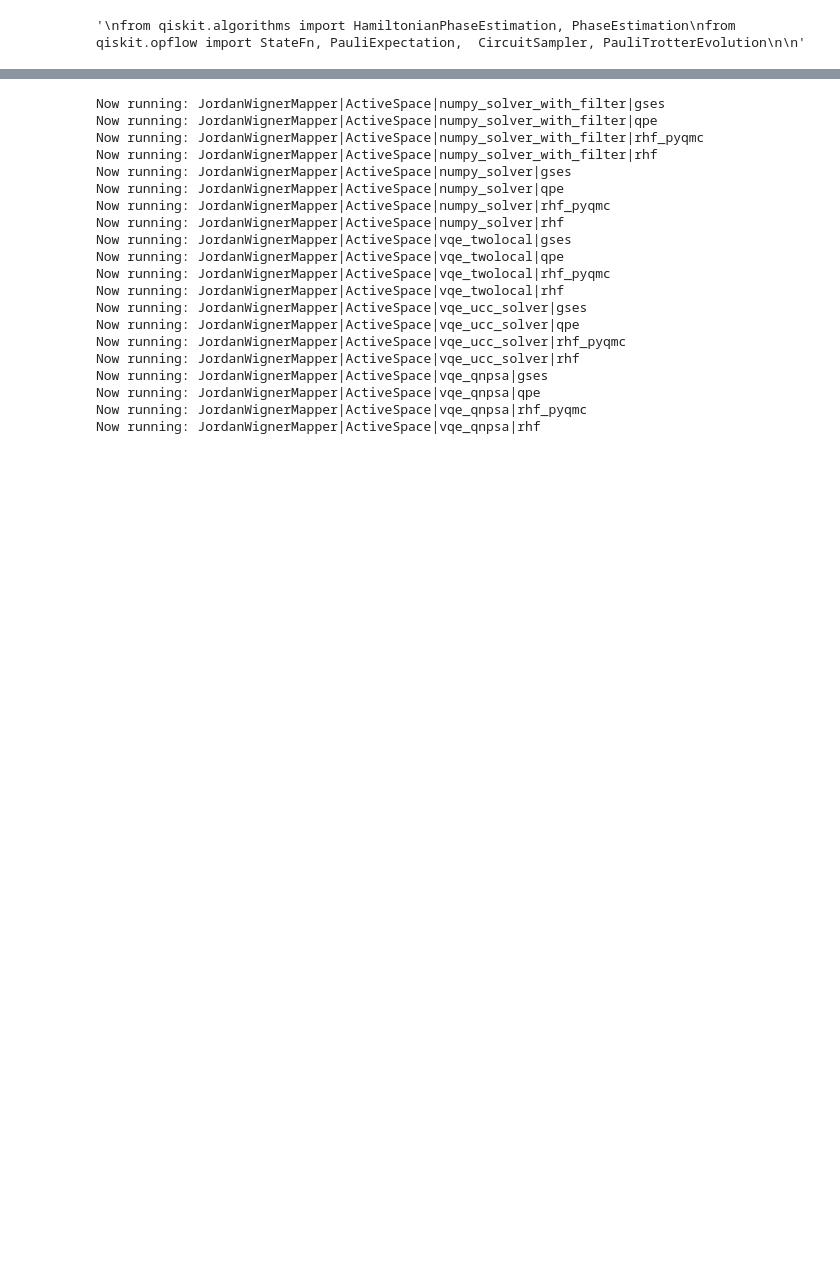
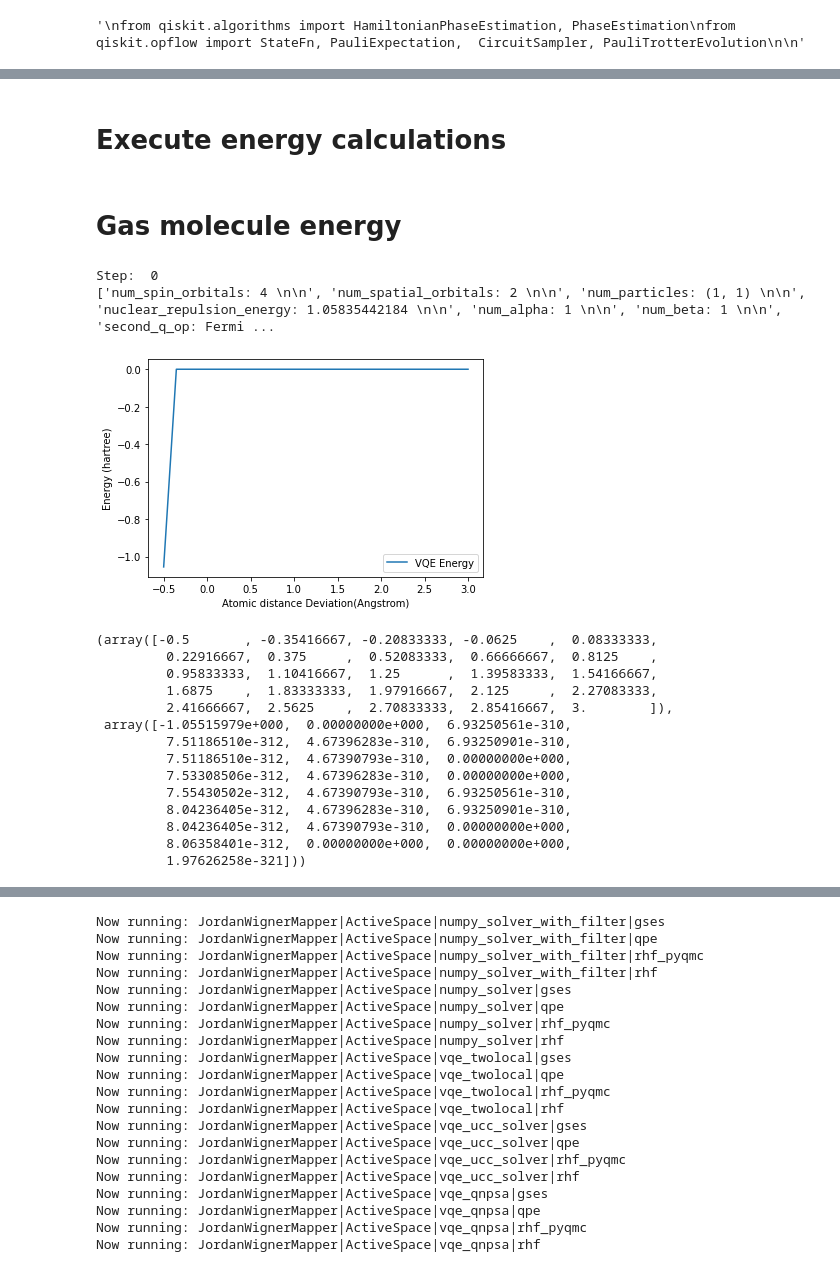
Before and after one commit to buttercutter/quantum-climate-challenge-2023, a Jupyter notebook: notebooks/deloitte_2023_quantux.ipynb, the cells around one changed output, grey strips where cells are left out. Saved outputs shown, nothing was run; the diff lists cells and outputs as text; code cells hidden in the pictures; blank space fills up the shorter version.

```diff
--- a/notebooks/deloitte_2023_quantux.ipynb
+++ b/notebooks/deloitte_2023_quantux.ipynb
@@ -228,9 +218,12 @@ def get_construct_problem(molecule, reduced = 'ActiveSpace', basis = 'sto3g', ma
 # %%
 # return fermionic_hamiltonian, num_particles, num_spin_orbitals, qubit_op, qubit_converter, ground_state
 
+def get_molecule_bopes(moleculeinfo, hyperparam, reduced = 'ActiveSpace', basis = 'sto3g',
+                       mapper_type = 'JordanWignerMapper', solver_type = 'numpy_solver', method = 'gses',
+                       perturbation_steps = np.linspace(-3, 3, 250), display_report = False):
 
-def get_bopes(moleculeinfo, qubit_converter, hyperparam, mapper_type, solver_type, perturbation_steps = np.linspace(-3, 3, 25)):
-
+    # Obtain molecule coordinates
+    # ===========================
     EPSILON = 1e-3
 
     atom_pair = moleculeinfo['atom_pair']
@@ -279,14 +272,25 @@ def get_bopes(moleculeinfo, qubit_converter, hyperparam, mapper_type, solver_typ
         moleculeinfo_new = moleculeinfo.copy()
         moleculeinfo_new['coords'] = coords_new
 
-        fermionic_hamiltonian, num_particles, num_spin_orbitals, qubit_op, qubit_converter, ground_state = get_construct_problem(moleculeinfo_new,
-                                                                                                                                 reduced = 'ActiveSpace',
-                                                                                                                                 basis = 'sto3g',
-                                                                                                                                 mapper_type = 'JordanWignerMapper',
-                                                                                                                                 solver_type = 'numpy_solver',
-                                                                                                                                 method = 'gses',
-                                                                                                                                 display_report = False)
+        # Get ground state energy from construct problem
+        # ===========================
+        fermionic_hamiltonian, num_particles, num_spin_orbitals, qubit_op, qubit_converter, ground_state = get_construct_problem(moleculeinfo_new, reduced, basis,
+                                                                                                                                 mapper_type, solver_type, method, display_report)
+        energy_lst[k] = ground_state.total_energies
 
+        if display_report:
+            if len(perturbation_steps) > 1:
+                plt.plot(perturbation_steps, energy_lst, label="VQE Energy")
+                plt.xlabel('Atomic distance Deviation(Angstrom)')
+                plt.ylabel('Energy (hartree)')
+                plt.legend()
+                plt.show()
+            else:
+                # print("Total Energy is: ", energy_surface_result.energies[0], "hartree")
+                print("(No need to plot, only one configuration calculated.)")
 
-        energy_lst[k] = ground_state.total_energies
         return perturbation_steps, energy_lst
+# %% [markdown]
+# Execute energy calculations
+# %% [markdown]
+# Gas molecule energy
@@ -293,3 +385,36 @@ def get_bopes(moleculeinfo, qubit_converter, hyperparam, mapper_type, solver_typ
+# %%
+hyperparam = {
+    #'fc_remove_orbitals': [4, 5],
+    'fc_remove_orbitals': None,
+    'as_num_electrons': 2,
+    'as_num_spatial_orbitals': 2,
+    'as_active_orbitals': None,
+    'tl_reps': 2,
+    'two_qubit_reduction': True,
+    'z2symmetry_reduction': 'auto',
+    'perturbation_steps': np.linspace(-0.5, 3, 25)
+
+}
+# %%
+get_molecule_bopes(gas_molecules['h2'], hyperparam, perturbation_steps = hyperparam['perturbation_steps'], display_report = True)
+# %% [output]
+Step:  0
+['num_spin_orbitals: 4 \n\n', 'num_spatial_orbitals: 2 \n\n', 'num_particles: (1, 1) \n\n', 'nuclear_repulsion_energy: 1.05835442184 \n\n', 'num_alpha: 1 \n\n', 'num_beta: 1 \n\n', 'second_q_op: Fermi ...
+[figure, added]
+(array([-0.5       , -0.35416667, -0.20833333, -0.0625    ,  0.08333333,
+         0.22916667,  0.375     ,  0.52083333,  0.66666667,  0.8125    ,
+         0.95833333,  1.10416667,  1.25      ,  1.39583333,  1.54166667,
+         1.6875    ,  1.83333333,  1.97916667,  2.125     ,  2.27083333,
+         2.41666667,  2.5625    ,  2.70833333,  2.85416667,  3.        ]),
+ array([-1.05515979e+000,  0.00000000e+000,  6.93250561e-310,
+         7.51186510e-312,  4.67396283e-310,  6.93250901e-310,
+         7.51186510e-312,  4.67390793e-310,  0.00000000e+000,
+         7.53308506e-312,  4.67396283e-310,  0.00000000e+000,
+         7.55430502e-312,  4.67390793e-310,  6.93250561e-310,
+         8.04236405e-312,  4.67396283e-310,  6.93250901e-310,
+         8.04236405e-312,  4.67390793e-310,  0.00000000e+000,
+         8.06358401e-312,  0.00000000e+000,  0.00000000e+000,
+         1.97626258e-321]))
 # %%
 molecule_c3 = {
     'symbols': ["O","N","C","H","H","H","C"],
```
Also changed, not shown: parts of 9 cells of this notebook.
